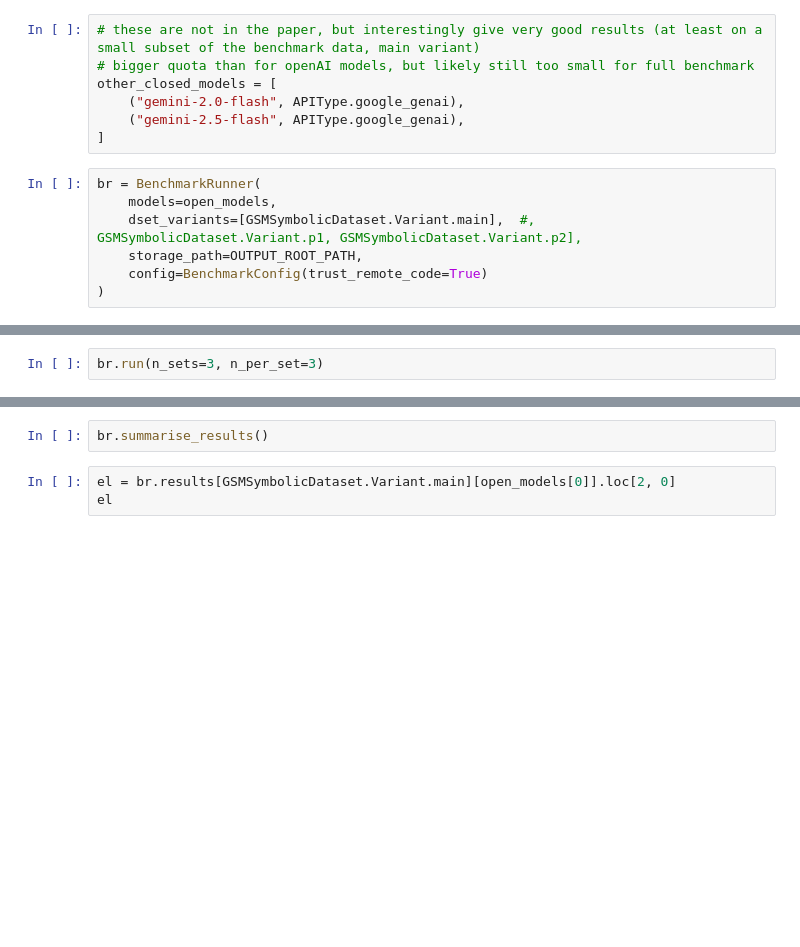
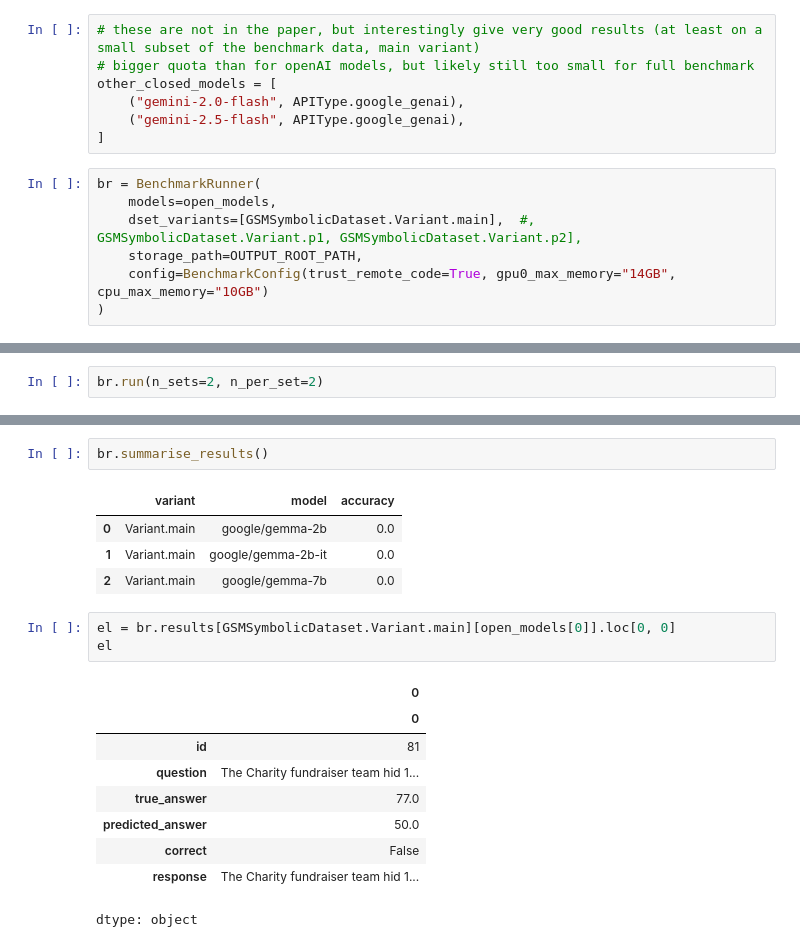
Before and after one commit to the-mysh/gsm-symbolic-benchmarking, a Jupyter notebook: notebooks/benchmark_reproduction.ipynb, the cells around one changed output, grey strips where cells are left out. Drawn from its saved outputs; the diff is of its cells as text; blank space fills up the shorter version.

Commit message:
Evaluation with more memory

```diff
--- a/notebooks/benchmark_reproduction.ipynb
+++ b/notebooks/benchmark_reproduction.ipynb
@@ -106,6 +107,6 @@ br = BenchmarkRunner(
     models=open_models,
     dset_variants=[GSMSymbolicDataset.Variant.main],  #, GSMSymbolicDataset.Variant.p1, GSMSymbolicDataset.Variant.p2],
     storage_path=OUTPUT_ROOT_PATH,
-    config=BenchmarkConfig(trust_remote_code=True)
+    config=BenchmarkConfig(trust_remote_code=True, gpu0_max_memory="14GB", cpu_max_memory="10GB")
 )
 # %% [output]
@@ -113,3 +114,3 @@ gsm_benchmarker.utils.path_ops [INFO] 2025-10-17 14:41:42: Creating directories
 # %%
-br.run(n_sets=3, n_per_set=3)
+br.run(n_sets=2, n_per_set=2)
 # %% [output]
@@ -132,8 +180,23 @@ gsm_benchmarker.model_evaluator [INFO] 2025-10-17 14:44:44: Intermediate results
 # %%
 br.summarise_results()
+# %% [output]
+|  | variant | model | accuracy |
+| 0 | Variant.main | google/gemma-2b | 0.0 |
+| 1 | Variant.main | google/gemma-2b-it | 0.0 |
+| 2 | Variant.main | google/gemma-7b | 0.0 |
 # %%
-el = br.results[GSMSymbolicDataset.Variant.main][open_models[0]].loc[2, 0]
+el = br.results[GSMSymbolicDataset.Variant.main][open_models[0]].loc[0, 0]
 el
+# %% [output]
+|  | 0 |
+|  | 0 |
+| id | 81 |
+| question | The Charity fundraiser team hid 1... |
+| true_answer | 77.0 |
+| predicted_answer | 50.0 |
+| correct | False |
+| response | The Charity fundraiser team hid 1... |
+dtype: object
 # %%
 print(el.question)
 print()
```
Also changed, not shown: parts of 5 cells of this notebook.
